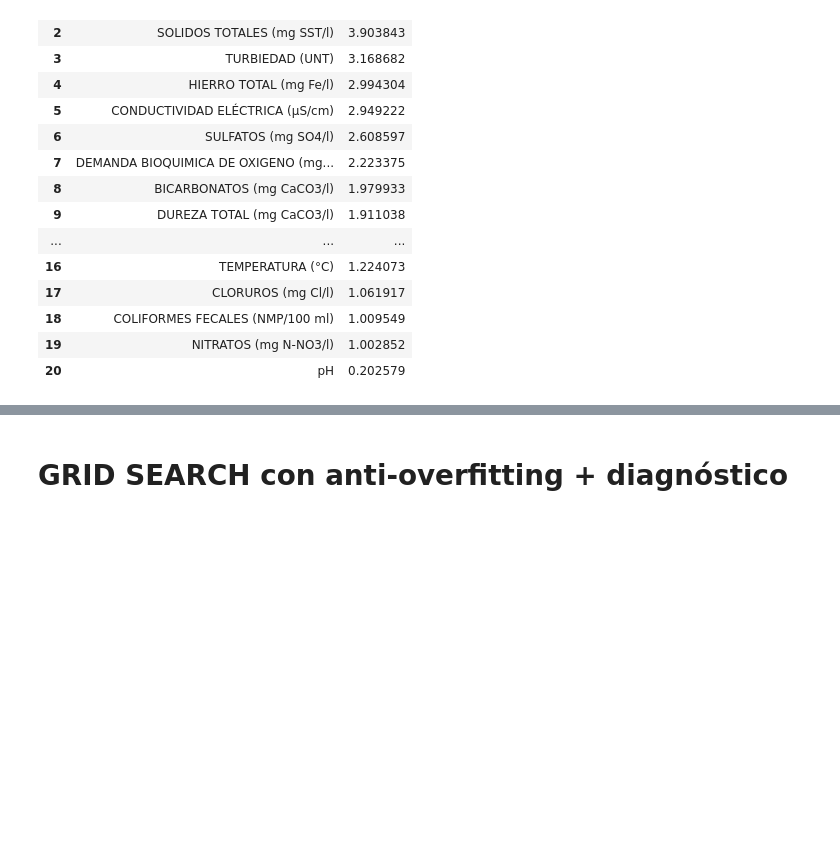
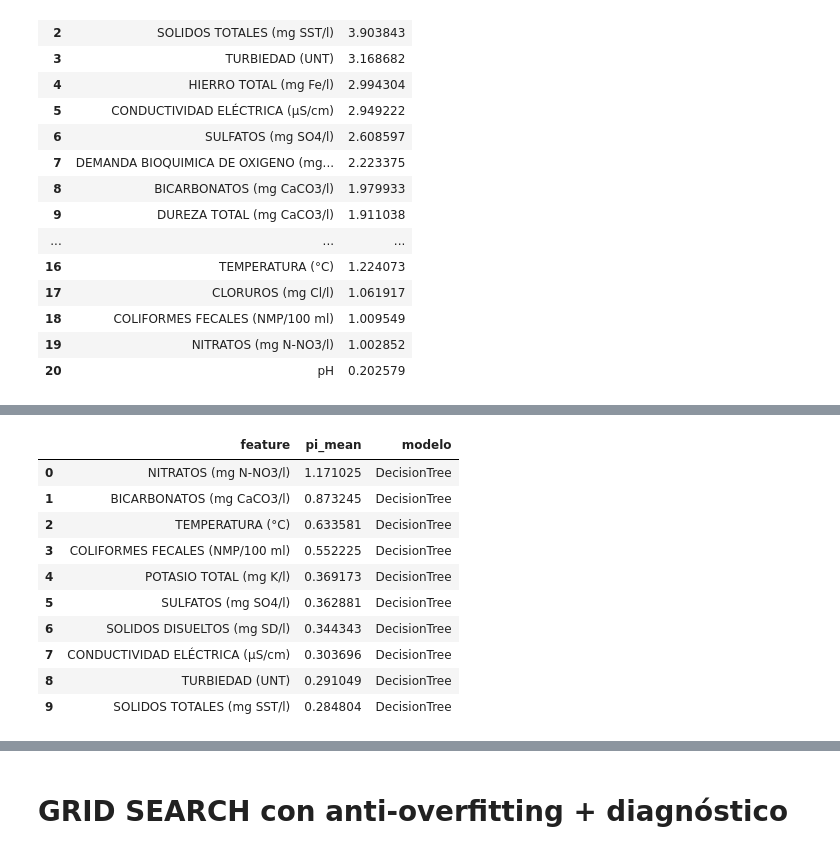
Before and after one commit to Dackarl/PROYECTO-RIO-CAUCA, a Jupyter notebook: General_1.ipynb, the cells around one changed output, grey strips where cells are left out. Cells and saved outputs as stored; diff of their text form; code cells hidden in the pictures; blank space fills up the shorter version.

```diff
--- a/General_1.ipynb
+++ b/General_1.ipynb
@@ -1254,0 +1343,14 @@ VIF final (variables conservadas):
+# %%
+tablas_perm['pH'].head(10)
+# %% [output]
+|  | feature | pi_mean | modelo |
+| 0 | NITRATOS (mg N-NO3/l) | 1.171025 | DecisionTree |
+| 1 | BICARBONATOS (mg CaCO3/l) | 0.873245 | DecisionTree |
+| 2 | TEMPERATURA (°C) | 0.633581 | DecisionTree |
+| 3 | COLIFORMES FECALES (NMP/100 ml) | 0.552225 | DecisionTree |
+| 4 | POTASIO TOTAL (mg K/l) | 0.369173 | DecisionTree |
+| 5 | SULFATOS (mg SO4/l) | 0.362881 | DecisionTree |
+| 6 | SOLIDOS DISUELTOS (mg SD/l) | 0.344343 | DecisionTree |
+| 7 | CONDUCTIVIDAD ELÉCTRICA (µS/cm) | 0.303696 | DecisionTree |
+| 8 | TURBIEDAD (UNT) | 0.291049 | DecisionTree |
+| 9 | SOLIDOS TOTALES (mg SST/l) | 0.284804 | DecisionTree |
```
Also changed, not shown: parts of 17 cells of this notebook, 2 other files.
